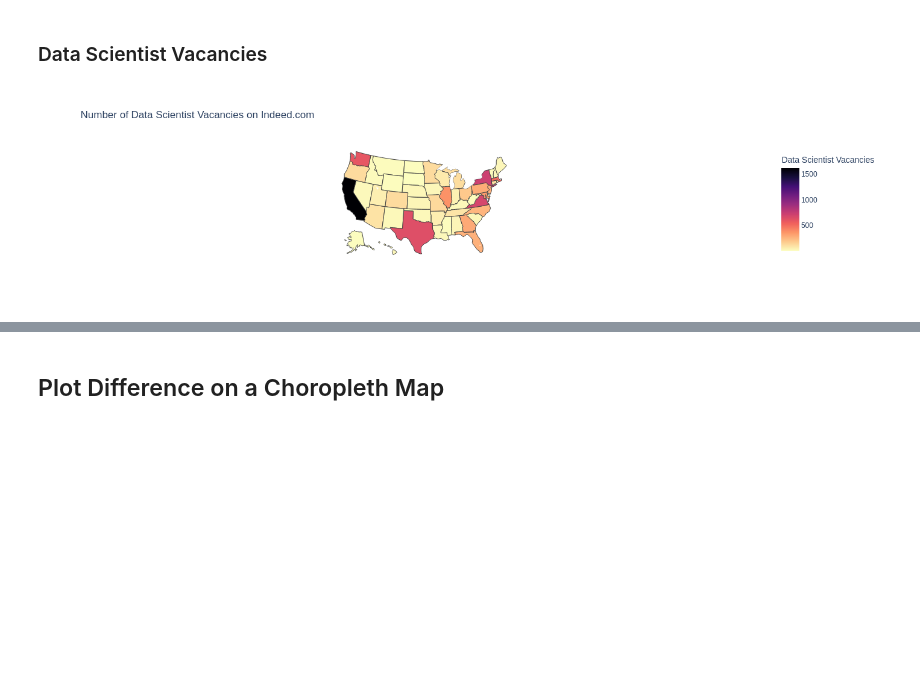
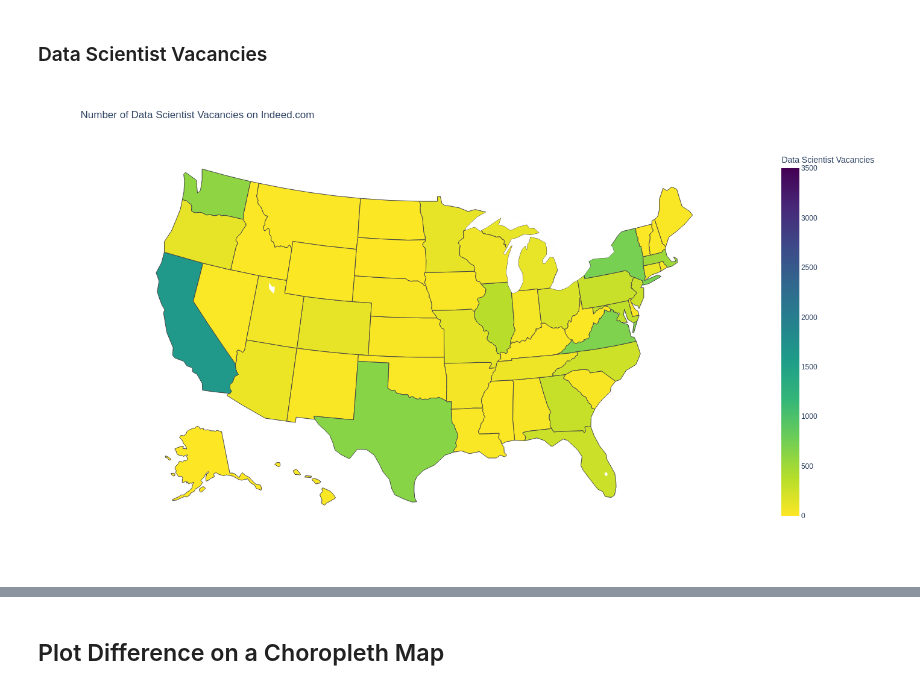
Before and after one commit to stefanjaro/indeed-data-jobs, a Jupyter notebook: 1. analysis-and-visualization.ipynb, the cells around one changed output, grey strips where cells are left out. Drawn from its saved outputs; the diff is of its cells as text; code cells hidden in the pictures; blank space fills up the shorter version.

```diff
--- a/1. analysis-and-visualization.ipynb
+++ b/1. analysis-and-visualization.ipynb
@@ -135,15 +144,18 @@ fig.show()
 # %%
 # plot data scientist vacancies in an interactive chart
 fig = px.choropleth(
     data_frame=pivoted,
     locations="Alpha code",
     locationmode="USA-states",
     color="Data Scientist Vacancies",
     scope="usa",
-    color_continuous_scale="magma_r",
-    title="Number of Data Scientist Vacancies on Indeed.com"
+    color_continuous_scale="viridis_r",
+    title="Number of Data Scientist Vacancies on Indeed.com",
+    width=1200,
+    height=800,
+    range_color=[0, 3500]
 )
 
 fig.show()
 # %% [output]
-[figure, old version]
+[figure, new version]
```
Also changed, not shown: parts of 6 cells of this notebook, 4 other files.
